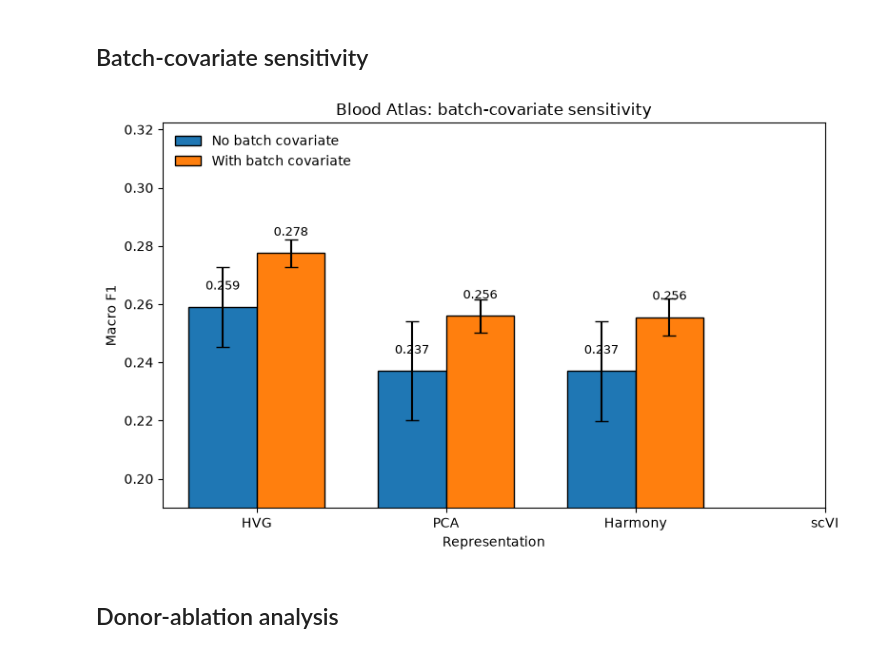
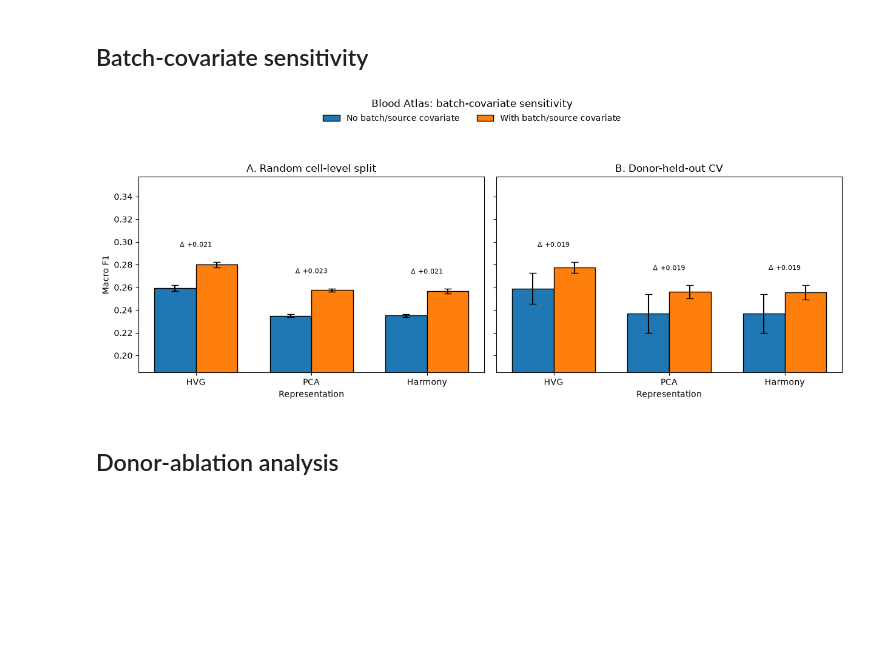
Before and after one commit to danielchen05/scRNA-cross-donor-generalization, a Jupyter notebook: notebooks/figures/blood_atlas_manuscript_figures.ipynb, the cells around one changed output. Drawn from its saved outputs; the diff is of its cells as text; code cells hidden in the pictures; blank space fills up the shorter version.

```diff
--- a/notebooks/figures/blood_atlas_manuscript_figures.ipynb
+++ b/notebooks/figures/blood_atlas_manuscript_figures.ipynb
@@ -467,25 +467,25 @@ plt.show()
 # %% [markdown]
 ## Batch-covariate sensitivity
 # %%
-plot_batch_covariate_comparison(
+plot_batch_covariate_by_scheme(
     PRIMARY_DIR
     / "donor_cv"
     / "metrics.csv",
     BATCH_DIR
     / "donor_cv"
     / "metrics.csv",
     out_file=
         FIG_DIR
         / "blood_atlas_batch_covariate_sensitivity.pdf",
     title=(
         "Blood Atlas: "
         "batch-covariate sensitivity"
     ),
 )
 
 plt.show()
 # %% [output]
-[figure, old version]
+[figure, new version]
 # %% [markdown]
 ## Donor-ablation analysis
 # %%
```
Also changed, not shown: parts of 1 cell of this notebook, 52 other files.
